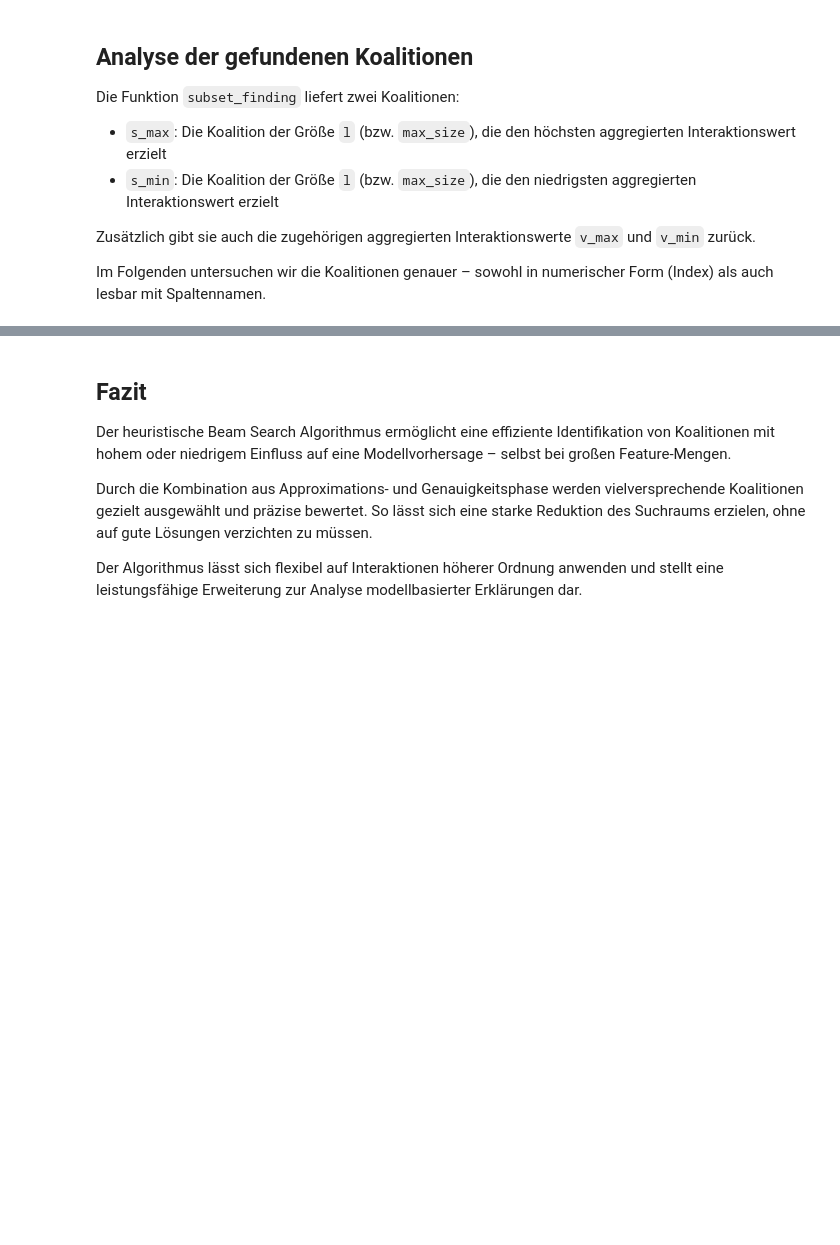
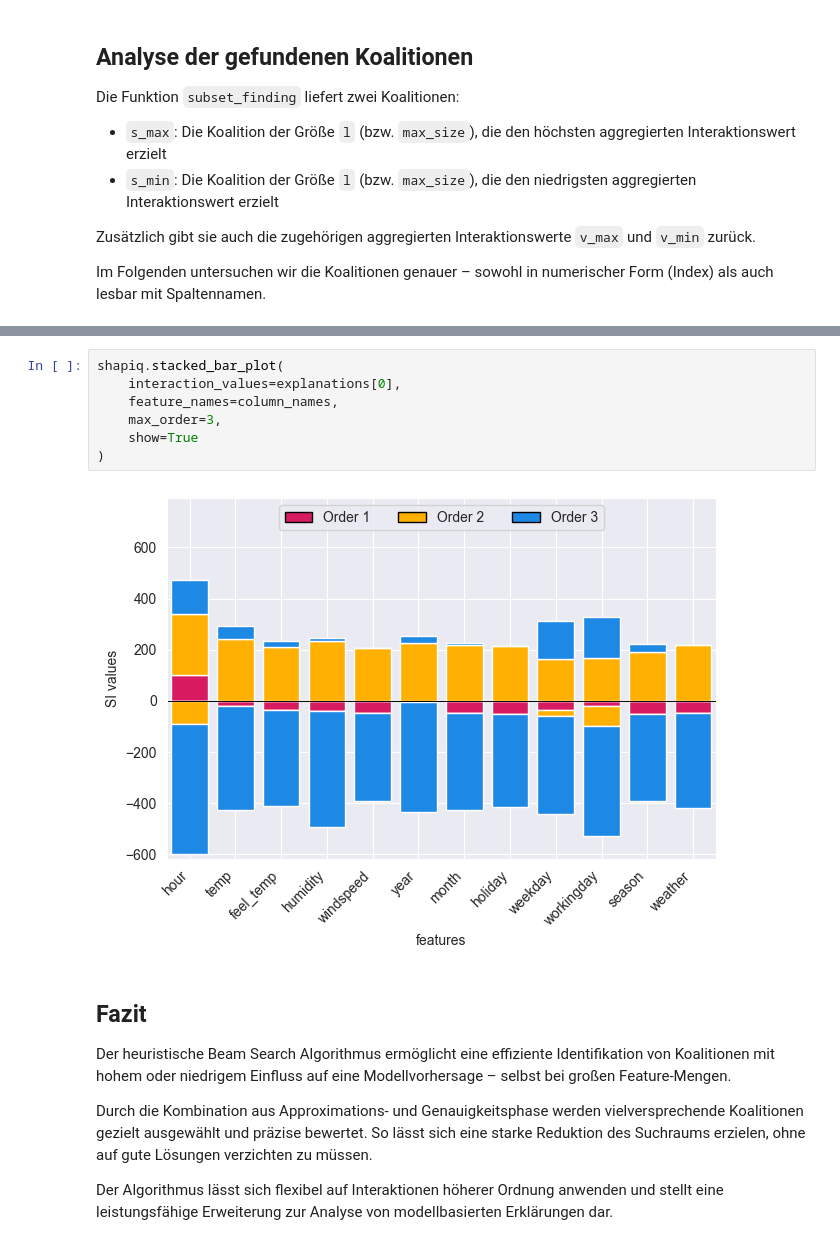
Before and after one commit to s-hutt/sep-aiml-25, a Jupyter notebook: docs/source/examples/coalition_finding_algorithmus.ipynb, the cells around one changed output, grey strips where cells are left out. Saved outputs shown, nothing was run; the diff lists cells and outputs as text; blank space fills up the shorter version.

```diff
--- a/docs/source/examples/coalition_finding_algorithmus.ipynb
+++ b/docs/source/examples/coalition_finding_algorithmus.ipynb
@@ -280,3 +340,12 @@ Koalition {'temp', 'windspeed', 'month'} (s_min) → Interaktionswert: 95.768
+# %%
+shapiq.stacked_bar_plot(
+    interaction_values=explanations[0],
+    feature_names=column_names,
+    max_order=3,
+    show=True
+)
+# %% [output]
+[figure, added]
 # %% [markdown]
 ## Fazit
 
@@ -286,4 +355,4 @@ Durch die Kombination aus Approximations- und Genauigkeitsphase werden vielversp
 So lässt sich eine starke Reduktion des Suchraums erzielen, ohne auf gute Lösungen verzichten zu müssen.
 
 Der Algorithmus lässt sich flexibel auf Interaktionen höherer Ordnung anwenden und stellt eine leistungsfähige Erweiterung
-zur Analyse modellbasierter Erklärungen dar.
+zur Analyse  von modellbasierten Erklärungen dar.
```
Also changed, not shown: parts of 16 cells of this notebook.
